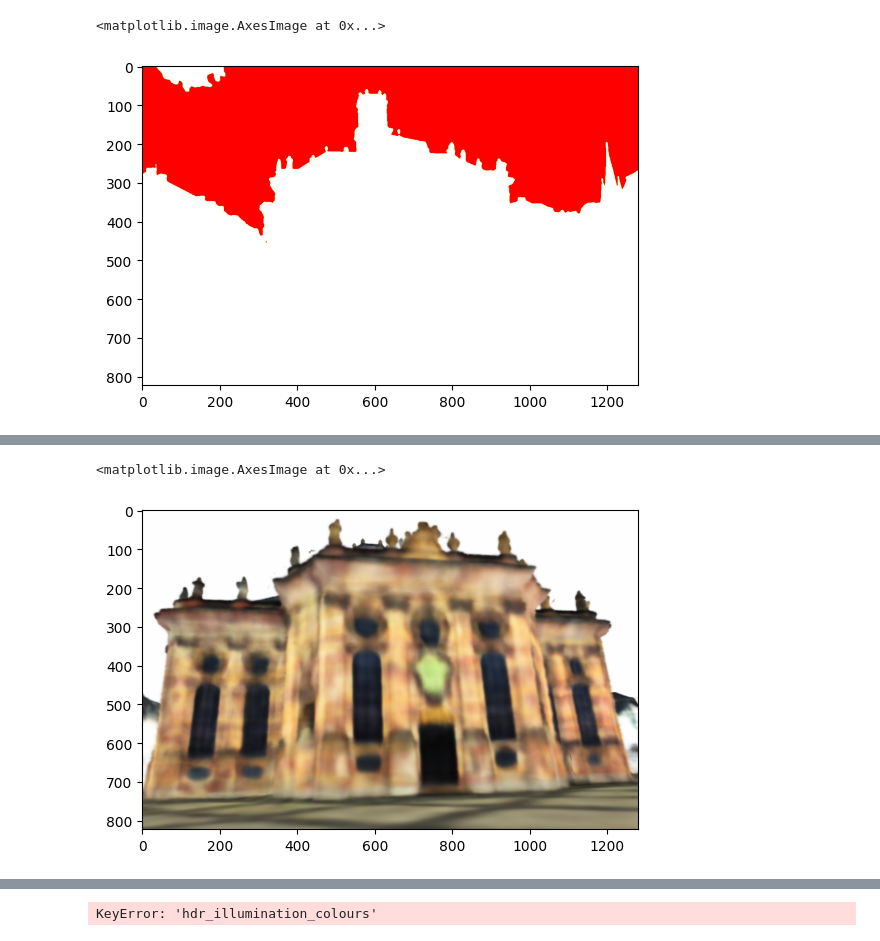
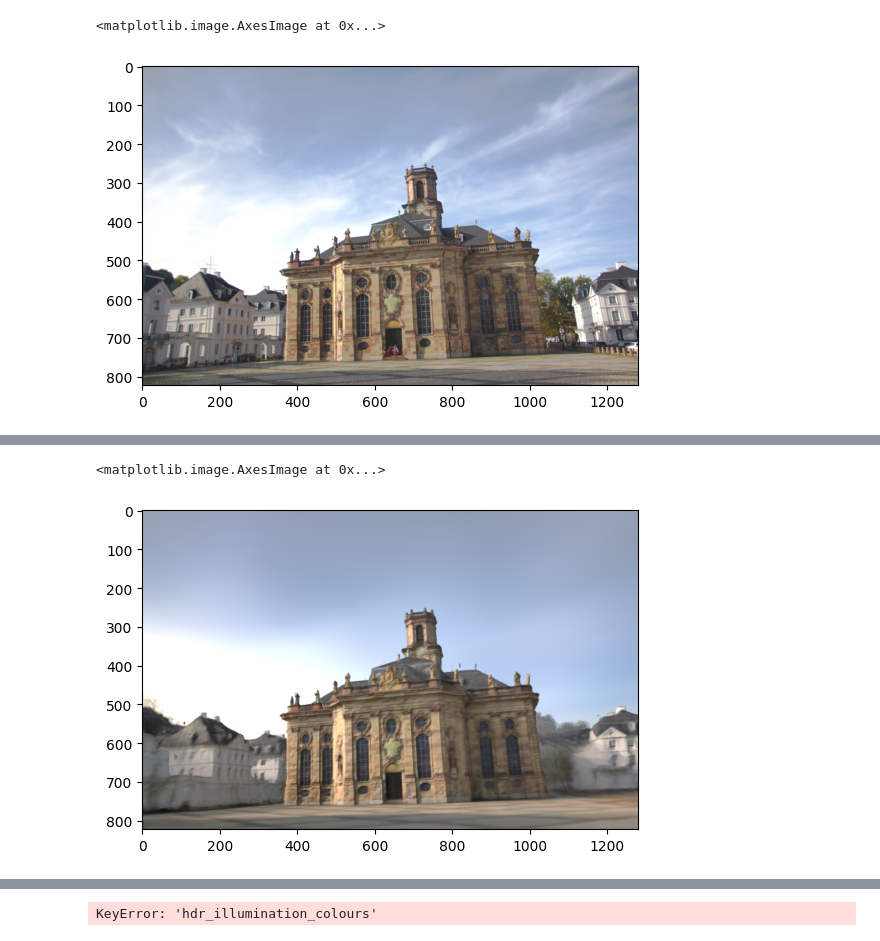
Before and after one commit to JADGardner/neusky, a Jupyter notebook: notebooks/test.ipynb, the cells around one changed output, grey strips where cells are left out. Drawn from its saved outputs; the diff is of its cells as text; code cells hidden in the pictures.

```diff
--- a/notebooks/test.ipynb
+++ b/notebooks/test.ipynb
@@ -75,11 +64,11 @@ plt.show()
 # %%
-image_batch = datamanager.train_image_dataloader[98]
+image_batch = datamanager.train_image_dataloader[153]
 ray_bundle = datamanager.train_dataset.cameras.generate_rays(camera_indices=image_batch['image_idx'], keep_shape=True)
 ray_bundle = ray_bundle.to(device)
-plt.imshow(image_batch['mask'].cpu().numpy())
+plt.imshow(image_batch['image'].cpu().numpy())
 # %% [output]
 <matplotlib.image.AxesImage at 0x...>
-[figure, old version]
+[figure, new version]
 # %%
 model.viewing_training_image = True
 model_output = model.get_outputs_for_camera_ray_bundle(camera_ray_bundle=ray_bundle, show_progress=True)
@@ -89,7 +79,7 @@ model.viewing_training_image = False
 [interactive output not drawn]
 [interactive output not drawn]
 # %%
-plt.imshow(model_output['albedo'].cpu().numpy())
+plt.imshow(model_output['rgb'].cpu().numpy())
 # %% [output]
 <matplotlib.image.AxesImage at 0x...>
-[figure, old version]
+[figure, new version]
```
Also changed, not shown: parts of 4 cells of this notebook, 1 other file.
